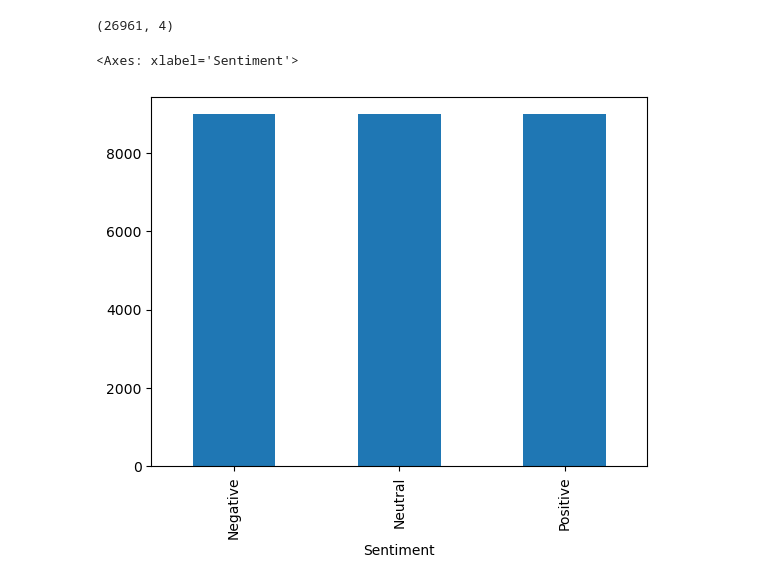
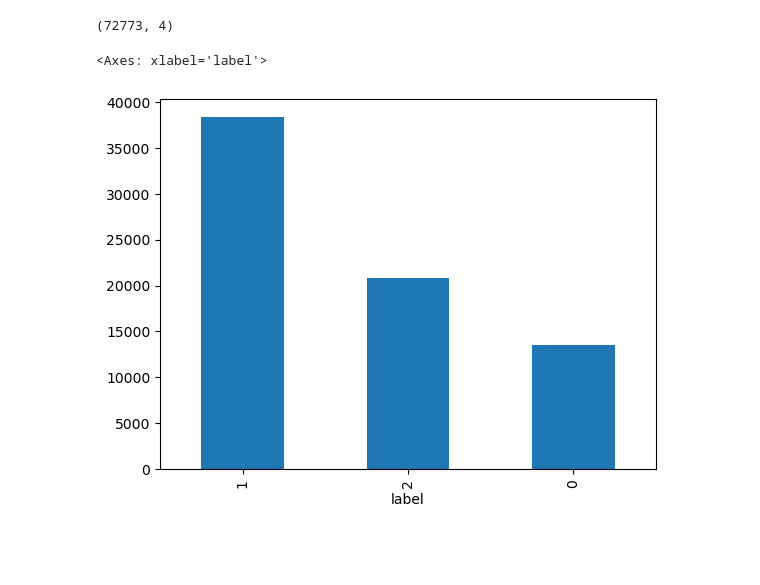
Before and after one commit to Sandeep20013/options-NIFTY50, a Jupyter notebook: stock-sentiment-analysis/EDA.ipynb, the cells around one changed output. Drawn from its saved outputs; the diff is of its cells as text; code cells hidden in the pictures; blank space fills up the shorter version.

```diff
--- a/stock-sentiment-analysis/EDA.ipynb
+++ b/stock-sentiment-analysis/EDA.ipynb
@@ -87,9 +89,9 @@ label
 Name: count, dtype: int64
 # %%
-df['word_count'] = df_clean['text'].apply(lambda x: len(str(x).split()))
+df_clean['word_count'] = df_clean['text'].apply(lambda x: len(str(x).split()))
 
 # Char counts
-df['char_count'] = df_clean['text'].apply(len)
+df_clean['char_count'] = df_clean['text'].apply(len)
 # %%
 plt.figure(figsize=(12,5))
 
@@ -174,12 +181,12 @@ df.head()
 # %%
-df.shape
+df_clean.shape
 # %% [output]
-(26961, 4)
+(72773, 4)
 # %%
-df['Sentiment'].value_counts().plot(kind = 'bar')
+df_clean['label'].value_counts().plot(kind = 'bar')
 # %% [output]
-<Axes: xlabel='Sentiment'>
+<Axes: xlabel='label'>
-[figure, old version]
+[figure, new version]
 # %%
 df.tail()
 # %% [output]
```
Also changed, not shown: parts of 26 cells of this notebook, 4 other files.
